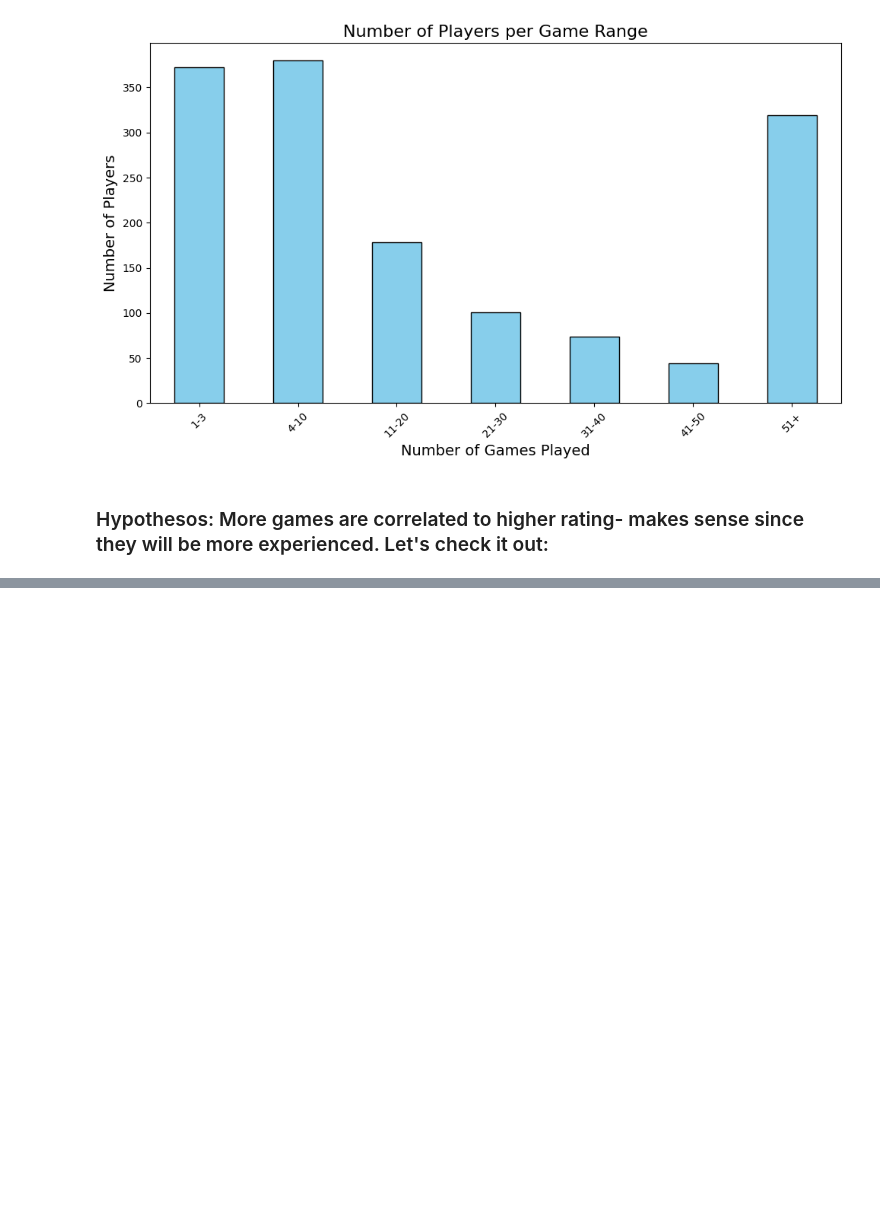
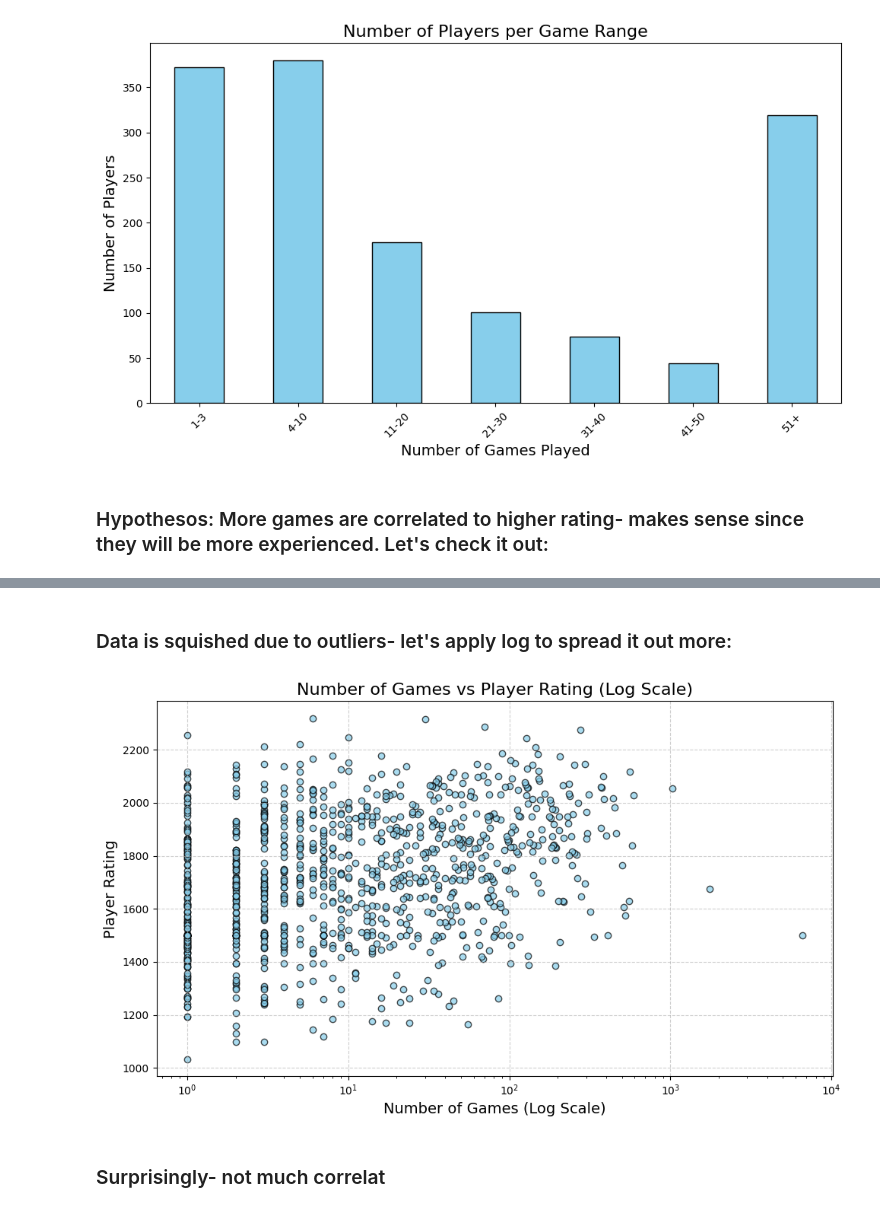
Before and after one commit to AmlMu/ScrabbleExercise, a Jupyter notebook: EDA.ipynb, the cells around one changed output, grey strips where cells are left out. Cells and saved outputs as stored; diff of their text form; code cells hidden in the pictures; blank space fills up the shorter version.

Commit message:
notebook- starting to mess around with data

```diff
--- a/EDA.ipynb
+++ b/EDA.ipynb
@@ -168,0 +228,39 @@ plt.show()
+# %% [markdown]
+### Data is squished due to outliers- let's apply log to spread it out more:
+# %%
+import pandas as pd
+import matplotlib.pyplot as plt
+import numpy as np
+
+# Load games.csv and calculate number of games per player
+games_df = pd.read_csv('scrabble-player-rating/updated_games.csv')
+username_counts = games_df['player_username'].value_counts().reset_index()
+username_counts.columns = ['nickname', 'num_games']  # Rename columns for clarity
+
+# Load train.csv and filter for unique nicknames and ratings
+train_df = pd.read_csv('scrabble-player-rating/train.csv')
+filtered_train_df = train_df.drop_duplicates('nickname').drop(columns=['game_id', 'score'])
+
+# Remove bot usernames
+bot_names = {'BetterBot', 'STEEBot', 'HastyBot'}
+filtered_train_df = filtered_train_df[~filtered_train_df['nickname'].isin(bot_names)]
+
+# Merge the two datasets on 'nickname'
+merged_df = pd.merge(username_counts, filtered_train_df, on='nickname', how='inner')
+
+# Plot the relationship between number of games and rating with a logarithmic x-axis
+plt.figure(figsize=(10, 6))
+plt.scatter(merged_df['num_games'], merged_df['rating'], alpha=0.7, color='skyblue', edgecolor='black')
+plt.xscale('log')  # Set x-axis to logarithmic scale
+plt.title('Number of Games vs Player Rating (Log Scale)', fontsize=16)
+plt.xlabel('Number of Games (Log Scale)', fontsize=14)
+plt.ylabel('Player Rating', fontsize=14)
+plt.grid(True, linestyle='--', alpha=0.6)
+plt.tight_layout()
+
+# Show the plot
+plt.show()
+# %% [output]
+[figure, added]
+# %% [markdown]
+### Surprisingly- not much correlat
```
Also changed, not shown: parts of 2 cells of this notebook.
